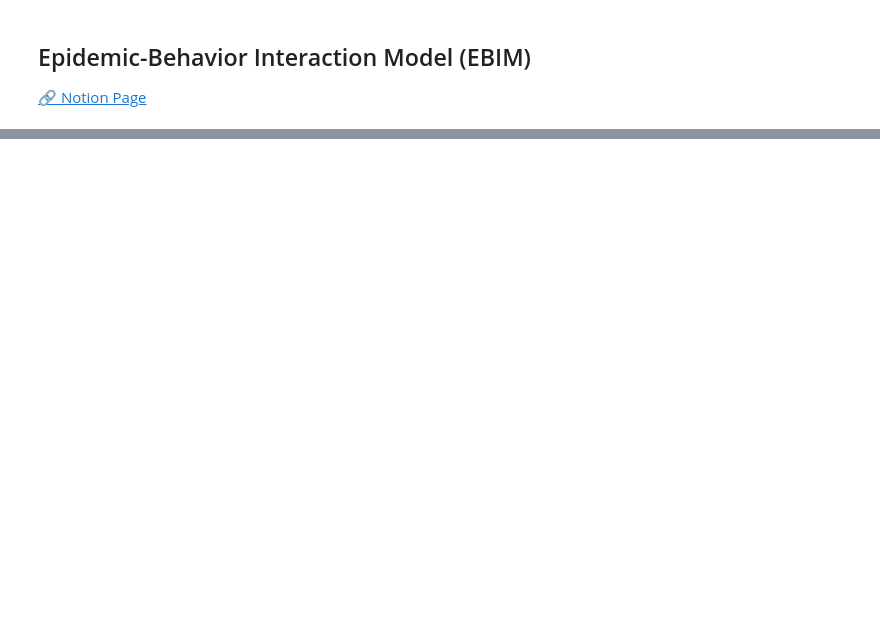
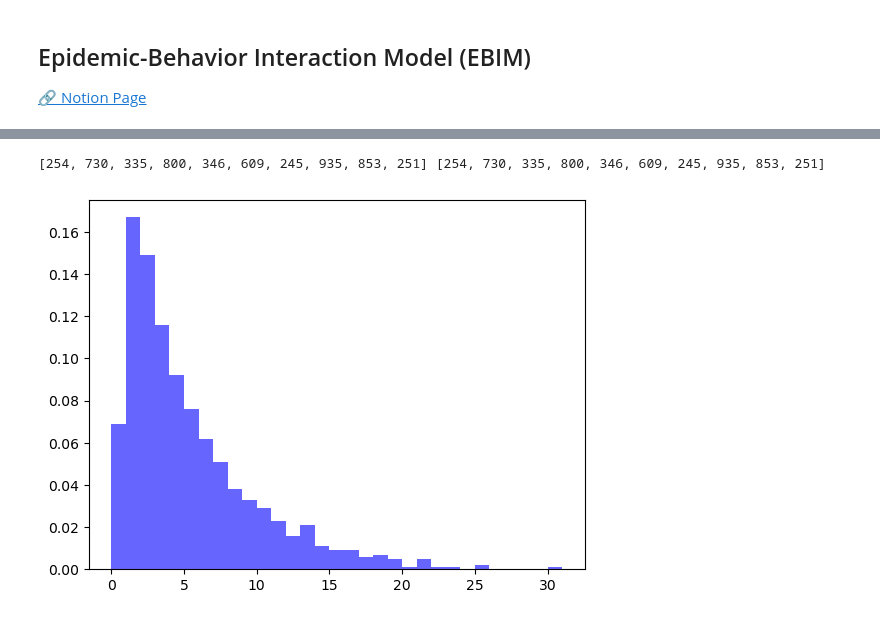
Before and after one commit to shengfuw/Epidemic-Behavior-Interaction-Model, a Jupyter notebook: main.ipynb, the cells around one changed output, grey strips where cells are left out. Saved outputs shown, nothing was run; the diff lists cells and outputs as text; code cells hidden in the pictures; blank space fills up the shorter version.

```diff
--- a/main.ipynb
+++ b/main.ipynb
@@ -304,0 +439,13 @@ plt.show()
+# %%
+print(SISModel.nodes[1].get_physical_neighbors_id(), SISModel.nodes[1].get_virtual_neighbors_id())
+
+degrees = [degree for _, degree in SISModel.get_network('physical').degree()]
+plt.hist(degrees, bins=range(0, max(degrees) + 1), density=True, alpha=0.6, color='b', label="Empirical Degree Distribution")
+plt.show()
+
+# degrees = [degree for _, degree in SISModel.get_network('virtual').degree()]
+# plt.hist(degrees, bins=range(0, max(degrees) + 1), density=True, alpha=0.6, color='b', label="Empirical Degree Distribution")
+# plt.show()
+# %% [output]
+[254, 730, 335, 800, 346, 609, 245, 935, 853, 251] [254, 730, 335, 800, 346, 609, 245, 935, 853, 251]
+[figure, added]
```
Also changed, not shown: parts of 6 cells of this notebook.
